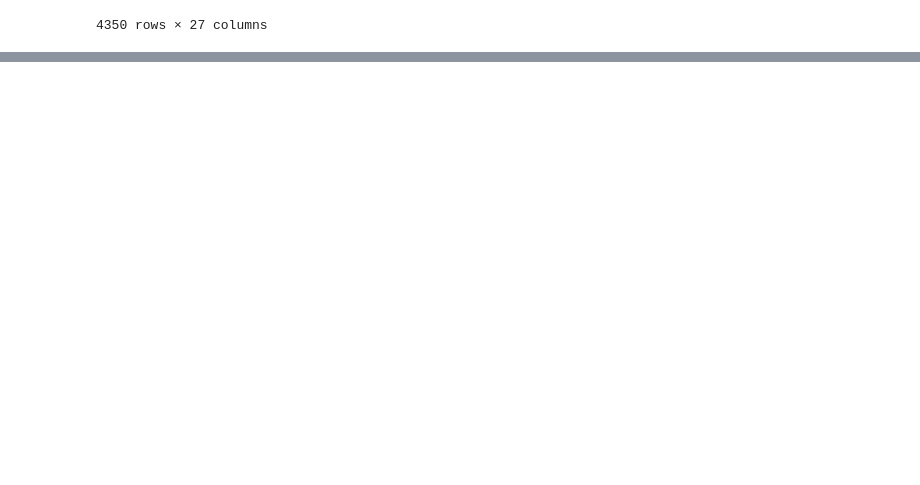
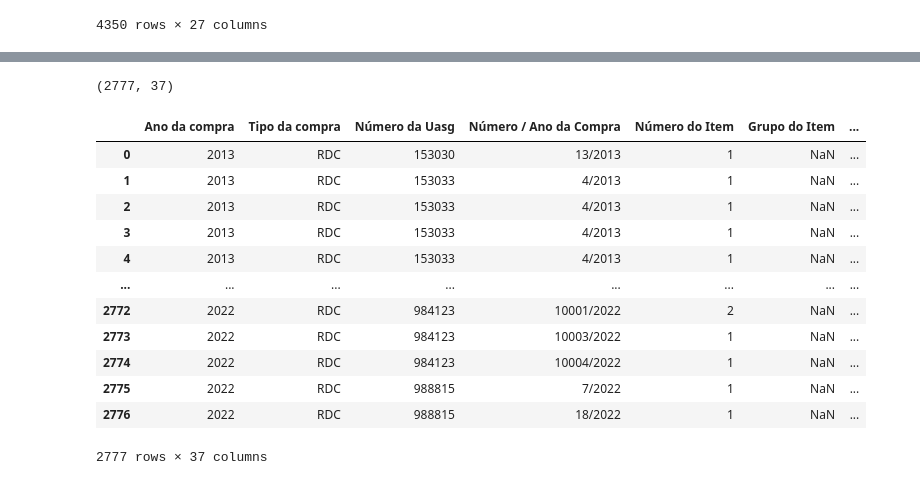
Before and after one commit to hugosouto/comprasgov-modo-disputa-obras, a Jupyter notebook: comprasgov_modo_disputa_obras.ipynb, the cells around one changed output, grey strips where cells are left out. Cells and saved outputs as stored; diff of their text form; code cells hidden in the pictures; blank space fills up the shorter version.

```diff
--- a/comprasgov_modo_disputa_obras.ipynb
+++ b/comprasgov_modo_disputa_obras.ipynb
@@ -62,0 +127,17 @@ dtype: object
+# %%
+df_serpro = df_serpro_original.copy()
+
+string_cols = [
+    'Número da Uasg',
+    'Número / Ano da Compra',
+    ]
+df_serpro[string_cols] = df_serpro[string_cols].astype(str)
+
+df_serpro['uasg'] = df_serpro['Número da Uasg'].str.zfill(6)
+
+df_serpro[['compra', 'ano']] = df_serpro['Número / Ano da Compra'].str.split('/', expand=True)
+df_serpro['compra'] = df_serpro['compra'].str.zfill(5)
+df_serpro['ano'] = df_serpro['ano'].str.zfill(4)
+
+df_serpro['codcompra'] = df_serpro['uasg'] + '99' + df_serpro['compra'] + df_serpro['ano']
+df_serpro['codcompra']
@@ -62,0 +157,40 @@ dtype: object
+# %%
+# Clean rows where df_serpro['Orçamento Estimado do Item'] == 0.01
+df_serpro = df_serpro[df_serpro['Orçamento Estimado do Item'] != 0.01]
+
+# Clean rows where df_serpro['Identificação do Fornecedor Vencedor (adjudicado)'] == Sem vencedor
+df_serpro = df_serpro[df_serpro['Identificação do Fornecedor Vencedor (adjudicado)'] != 'Sem vencedor']
+
+df_serpro['valorhomologado'] = df_serpro.apply(lambda x: x['Melhor Lance'] if pd.isnull(x['Valor Final Negociado']) else x['Valor Final Negociado'], axis=1)
+# %%
+# Concatenate df_serpro with df_siasgnet.mododisputa using codcompra as key
+df_serpro_siasgnet = pd.merge(
+    df_serpro, df_siasgnet[[
+        'codcompra',
+        'mododisputa',
+        'disputaaberto',
+        'codigoitemcatalogo',
+        'link']],
+    how='inner',
+    on='codcompra'
+    )
+
+df_serpro_siasgnet['percentual_valor_final'] = df_serpro_siasgnet['valorhomologado'] / df_serpro_siasgnet['Orçamento Estimado do Item'] * 100
+
+print(df_serpro_siasgnet.shape)
+df_serpro_siasgnet
+# %% [output]
+(2777, 37)
+|  | Ano da compra | Tipo da compra | Número da Uasg | Número / Ano da Compra | Número do Item | Grupo do Item | ... |
+| 0 | 2013 | RDC | 153030 | 13/2013 | 1 | NaN | ... |
+| 1 | 2013 | RDC | 153033 | 4/2013 | 1 | NaN | ... |
+| 2 | 2013 | RDC | 153033 | 4/2013 | 1 | NaN | ... |
+| 3 | 2013 | RDC | 153033 | 4/2013 | 1 | NaN | ... |
+| 4 | 2013 | RDC | 153033 | 4/2013 | 1 | NaN | ... |
+| ... | ... | ... | ... | ... | ... | ... | ... |
+| 2772 | 2022 | RDC | 984123 | 10001/2022 | 2 | NaN | ... |
+| 2773 | 2022 | RDC | 984123 | 10003/2022 | 1 | NaN | ... |
+| 2774 | 2022 | RDC | 984123 | 10004/2022 | 1 | NaN | ... |
+| 2775 | 2022 | RDC | 988815 | 7/2022 | 1 | NaN | ... |
+| 2776 | 2022 | RDC | 988815 | 18/2022 | 1 | NaN | ... |
+2777 rows × 37 columns
```
Also changed, not shown: parts of 20 cells of this notebook.
